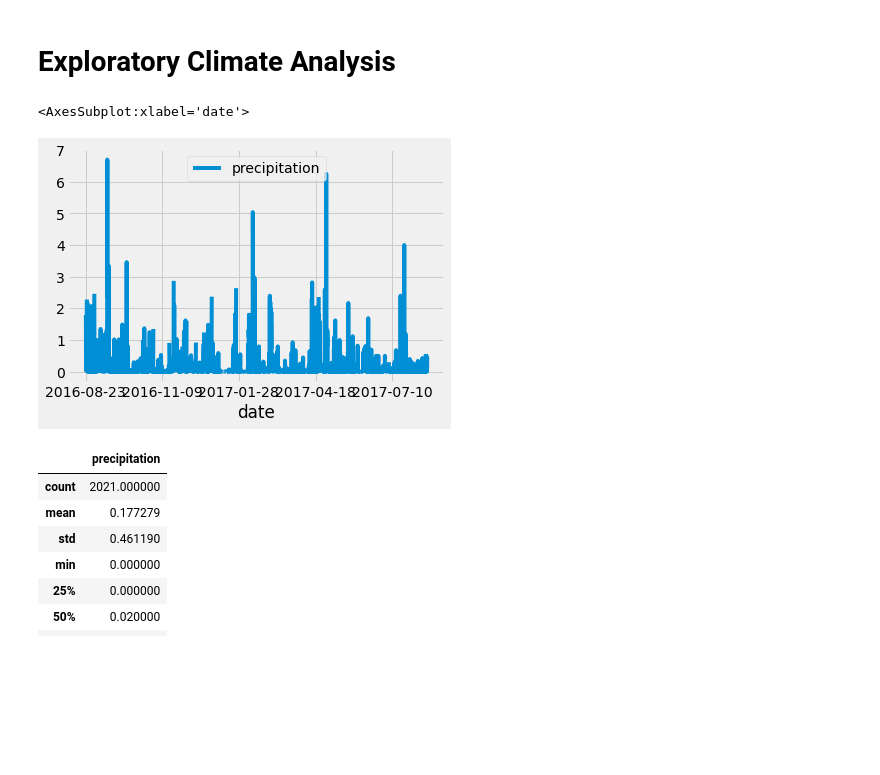
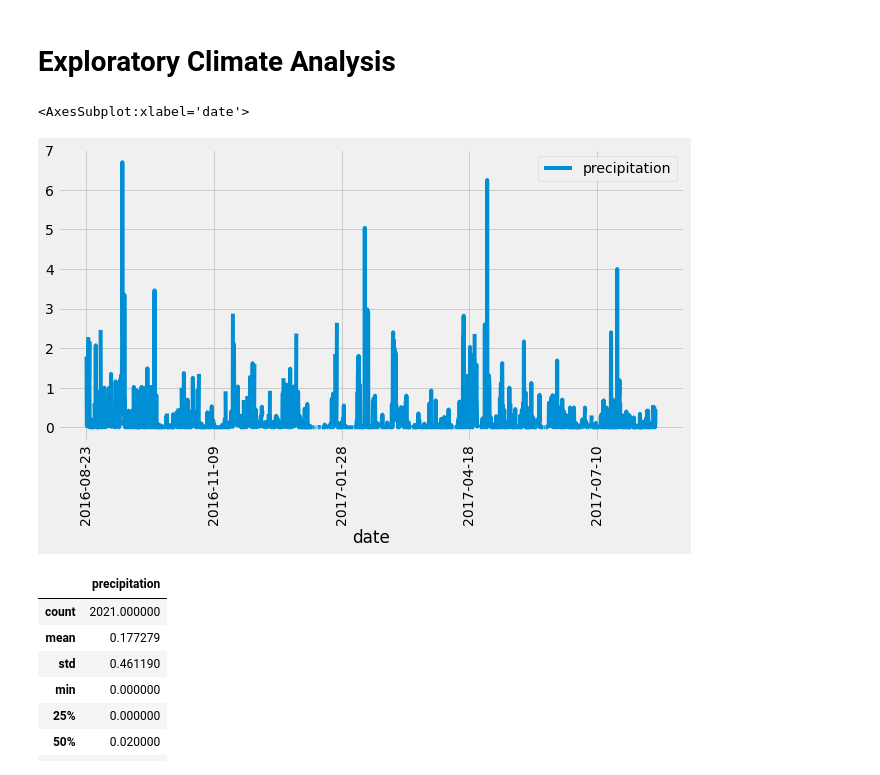
Before and after one commit to jmsuarez1997/Surfs_Up, a Jupyter notebook: climate_analysis.ipynb, the cells around one changed output. Cells and saved outputs as stored; diff of their text form; code cells hidden in the pictures; blank space fills up the shorter version.

```diff
--- a/climate_analysis.ipynb
+++ b/climate_analysis.ipynb
@@ -41,29 +41,29 @@ session = Session(engine)
 # %%
 # Design a query to retrieve the last 12 months of precipitation data and plot the results.
 #Starting from the last data point in the database.
 prev_year = dt.date(2017, 8, 23) - dt.timedelta(days=365)
 
 # Calculate the date one year from the last date in data set.
 results = []
 results = session.query(Measurement.date, Measurement.prcp).filter(Measurement.date >= prev_year).all()
 
 # Perform a query to retrieve the data and precipitation scores
 # print(results)
 
 # Save the query results as a Pandas DataFrame and set the index to the date column
 df = pd.DataFrame(results, columns=['date','precipitation'])
 
 # Sort the dataframe by date
 df.set_index(df['date'], inplace=True)
 df = df.sort_index()
 # print(df)
 # print(df.to_string(index=False))
 
 # Use Pandas Plotting with Matplotlib to plot the data
-df.plot()
+df.plot(x='date',rot=90,figsize=(10, 5))
 # %% [output]
 <AxesSubplot:xlabel='date'>
-[figure, old version]
+[figure, new version]
 # %%
 # Use Pandas to calcualte the summary statistics for the precipitation data
 df.describe()
```
Also changed, not shown: parts of 4 cells of this notebook.
